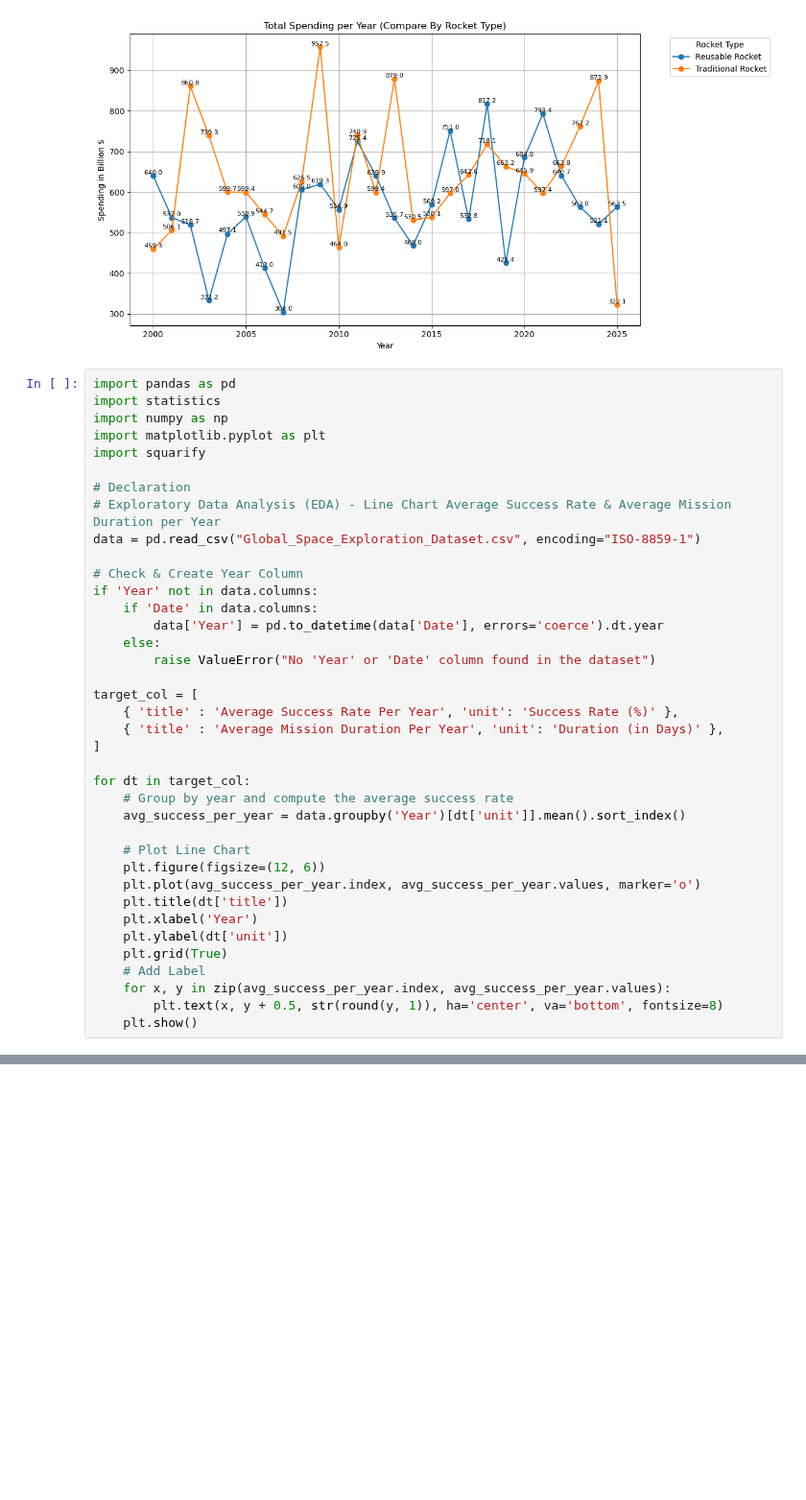
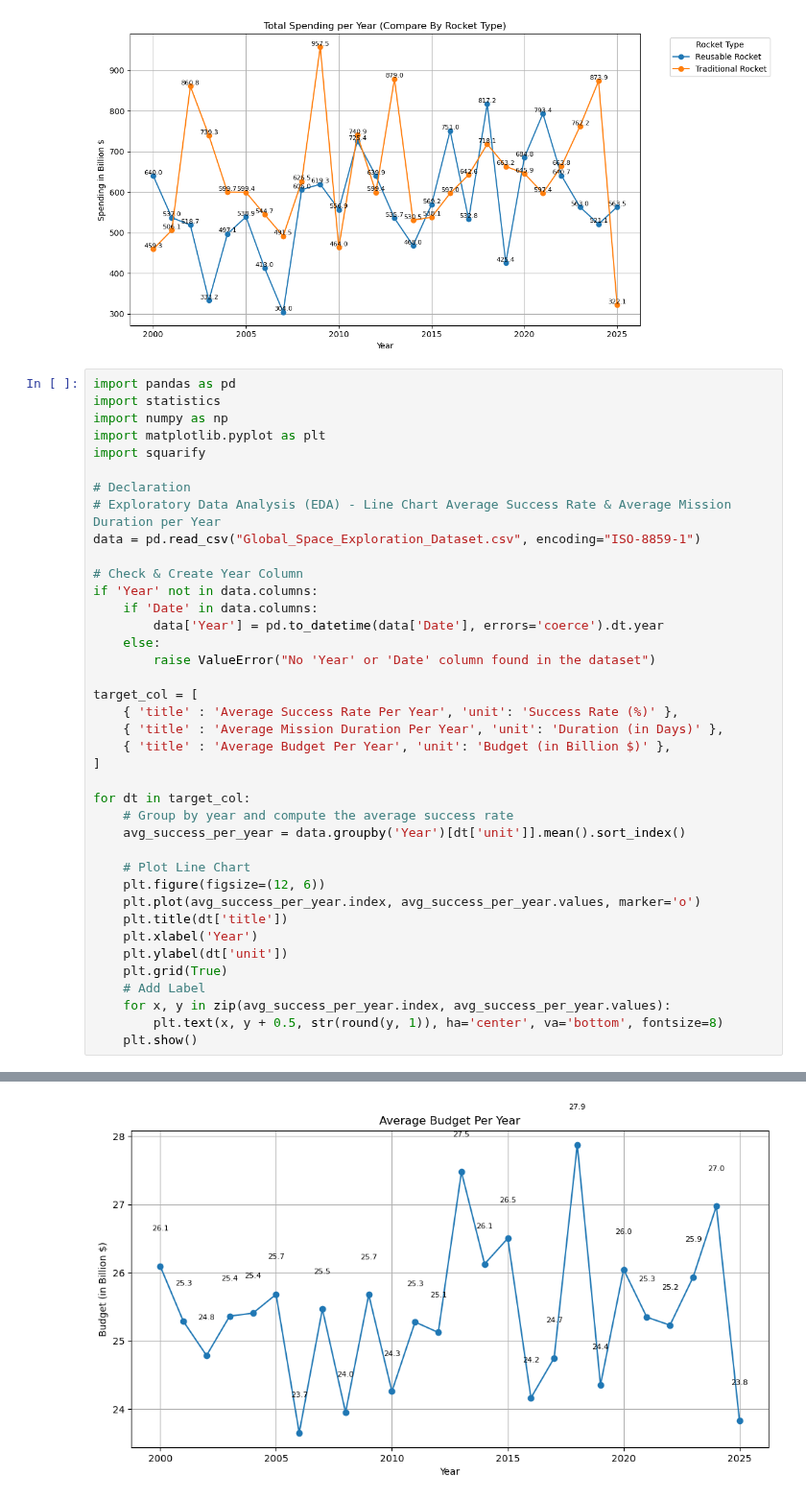
Before and after one commit to FlazeFy2/DS-Global-Space-Exploration, a Jupyter notebook: exploratory data analysis-line.ipynb, the cells around one changed output, grey strips where cells are left out. Shown at 96% size. Drawn from its saved outputs; the diff is of its cells as text; blank space fills up the shorter version.

```diff
--- a/exploratory data analysis-line.ipynb
+++ b/exploratory data analysis-line.ipynb
@@ -170,30 +170,32 @@ data = pd.read_csv("Global_Space_Exploration_Dataset.csv", encoding="ISO-8859-1"
 # Check & Create Year Column
 if 'Year' not in data.columns:
     if 'Date' in data.columns:
         data['Year'] = pd.to_datetime(data['Date'], errors='coerce').dt.year
     else:
         raise ValueError("No 'Year' or 'Date' column found in the dataset")
 
 target_col = [
     { 'title' : 'Average Success Rate Per Year', 'unit': 'Success Rate (%)' },
     { 'title' : 'Average Mission Duration Per Year', 'unit': 'Duration (in Days)' },
+    { 'title' : 'Average Budget Per Year', 'unit': 'Budget (in Billion $)' },
 ]
 
 for dt in target_col:
     # Group by year and compute the average success rate
     avg_success_per_year = data.groupby('Year')[dt['unit']].mean().sort_index()
 
     # Plot Line Chart
     plt.figure(figsize=(12, 6))
     plt.plot(avg_success_per_year.index, avg_success_per_year.values, marker='o')
     plt.title(dt['title'])
     plt.xlabel('Year')
     plt.ylabel(dt['unit'])
     plt.grid(True)
     # Add Label
     for x, y in zip(avg_success_per_year.index, avg_success_per_year.values):
         plt.text(x, y + 0.5, str(round(y, 1)), ha='center', va='bottom', fontsize=8)
     plt.show()
 # %% [output]
 [figure]
 [figure]
+[figure, added]
```
Also changed, not shown: parts of 1 cell of this notebook.
